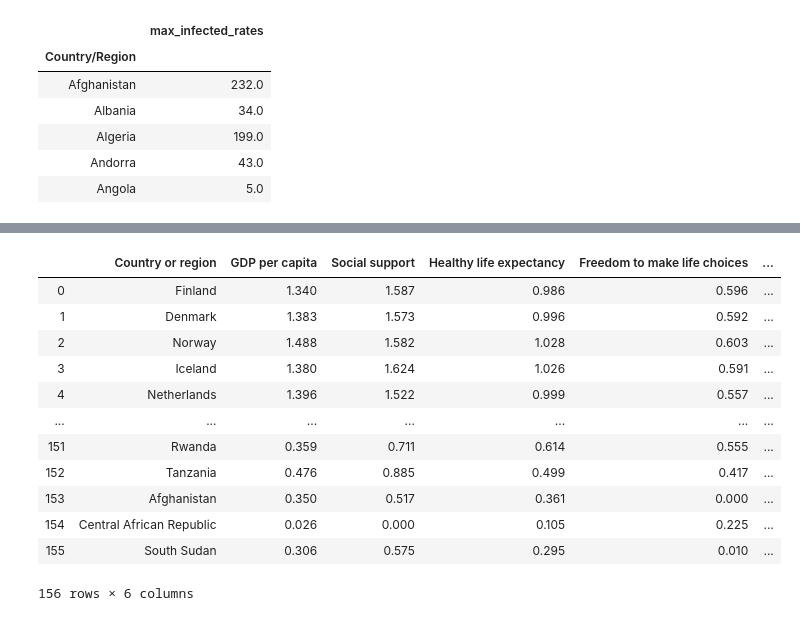
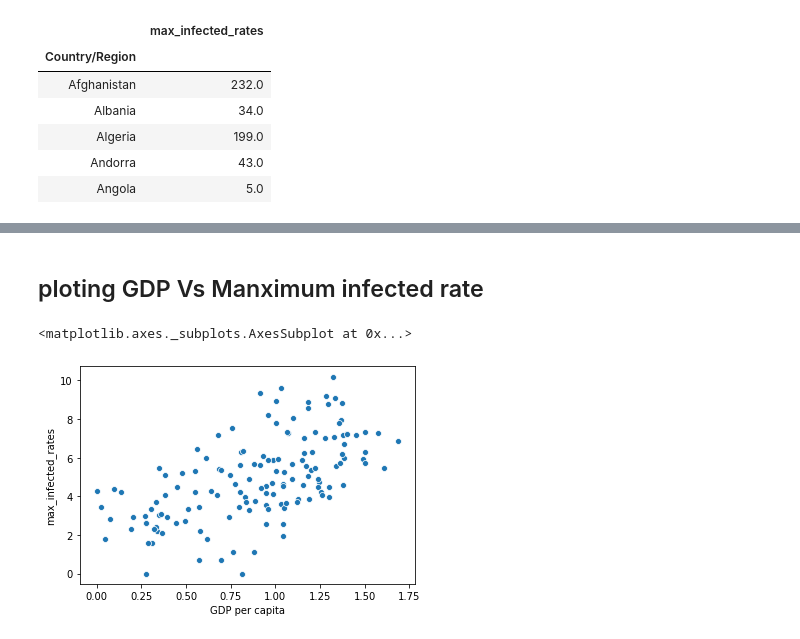
Before and after one commit to sushmithas99/COVID19_Data_Analysis, a Jupyter notebook: COVID-19 Data_analysis.ipynb, the cells around one changed output, grey strips where cells are left out. Drawn from its saved outputs; the diff is of its cells as text; code cells hidden in the pictures.

```diff
--- a/COVID-19 Data_analysis.ipynb
+++ b/COVID-19 Data_analysis.ipynb
@@ -205,16 +218,9 @@ dara=pd.concat([covid_data,world_happiness_data],axis=1)
-# %%
-data
-# %% [output]
-|  | Country or region | GDP per capita | Social support | Healthy life expectancy | Freedom to make life choices | ... |
-| 0 | Finland | 1.340 | 1.587 | 0.986 | 0.596 | ... |
-| 1 | Denmark | 1.383 | 1.573 | 0.996 | 0.592 | ... |
-| 2 | Norway | 1.488 | 1.582 | 1.028 | 0.603 | ... |
-| 3 | Iceland | 1.380 | 1.624 | 1.026 | 0.591 | ... |
-| 4 | Netherlands | 1.396 | 1.522 | 0.999 | 0.557 | ... |
-| ... | ... | ... | ... | ... | ... | ... |
-| 151 | Rwanda | 0.359 | 0.711 | 0.614 | 0.555 | ... |
-| 152 | Tanzania | 0.476 | 0.885 | 0.499 | 0.417 | ... |
-| 153 | Afghanistan | 0.350 | 0.517 | 0.361 | 0.000 | ... |
-| 154 | Central African Republic | 0.026 | 0.000 | 0.105 | 0.225 | ... |
-| 155 | South Sudan | 0.306 | 0.575 | 0.295 | 0.010 | ... |
-156 rows × 6 columns
+# %% [markdown]
+## ploting GDP Vs Manximum infected rate
+# %%
+x=data['GDP per capita']
+y=data['max_infected_rates']
+sns.scatterplot(x,np.log(y))
+# %% [output]
+<matplotlib.axes._subplots.AxesSubplot at 0x...>
+[figure, added]
```
Also changed, not shown: parts of 22 cells of this notebook.
